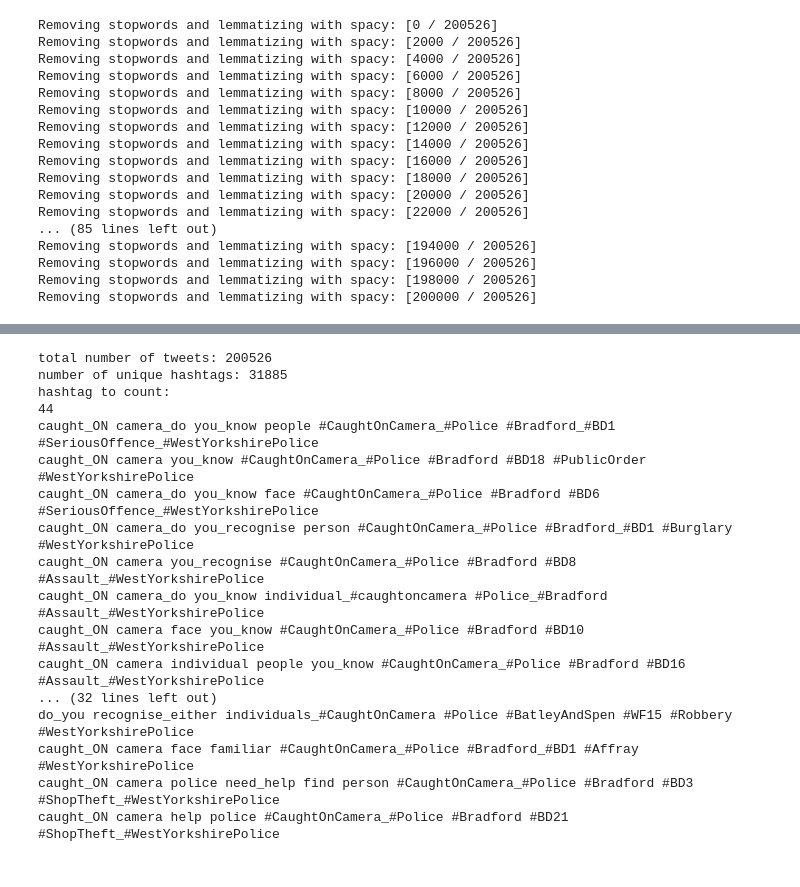
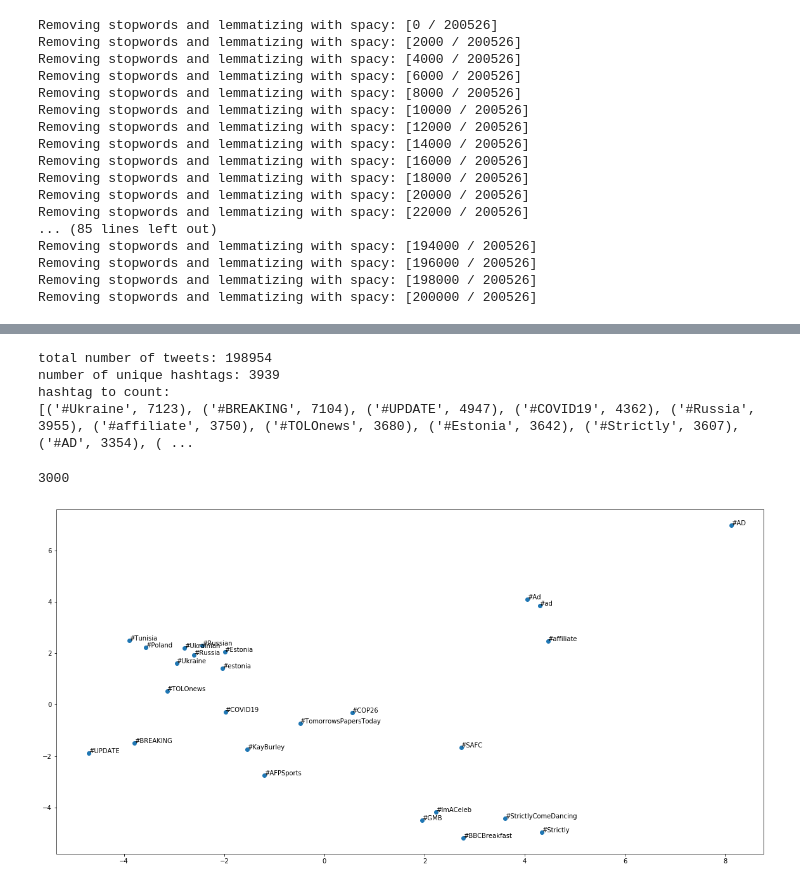
Before and after one commit to danielmuellerdev/HASHET, a Jupyter notebook: display_data.ipynb, the cells around one changed output, grey strips where cells are left out. Saved outputs shown, nothing was run; the diff lists cells and outputs as text; code cells hidden in the pictures.

Commit message:
Plotted 30 most popular Hashtags in Hashtag-Space

```diff
--- a/display_data.ipynb
+++ b/display_data.ipynb
@@ -25,7 +25,7 @@ Removing stopwords and lemmatizing with spacy: [196000 / 200526]
 Removing stopwords and lemmatizing with spacy: [198000 / 200526]
 Removing stopwords and lemmatizing with spacy: [200000 / 200526]
 # %%
-for tweet in word_emb_tweets[:3]:
+for tweet in word_emb_tweets[-3:]:
     print(
         f'> HASHTAGS: {tweet.hashtags}\n'
         f'> ORIGINAL: {tweet.original_tweet["text"]}\n'
@@ -53,7 +53,7 @@ Pics from the team's final session in Appiano before setting off for #LiverpoolI
 # %%
 sent_emb_tweets = tweet_processor.preprocess_tweets_for_sentence_embedding(dataset_file_path)
 # %%
-for tweet in sent_emb_tweets[:3]:
+for tweet in sent_emb_tweets[-3:]:
     print(
         f'> HASHTAGS: {tweet.hashtags}\n'
         f'> ORIGINAL: {tweet.original_tweet["text"]}\n'
@@ -81,35 +81,49 @@ Pics from the team's final session in Appiano before setting off for #LiverpoolI
 # %%
 from collections import Counter
 
-print(f'total number of tweets: {len(word_emb_tweets)}')
-unique_hashtags = set(hashtag for tweet in word_emb_tweets for hashtag in tweet.hashtags)
+print(f'total number of tweets: {len(sent_emb_tweets)}')
+unique_hashtags = set(hashtag for tweet in sent_emb_tweets for hashtag in tweet.hashtags)
 print(f'number of unique hashtags: {len(unique_hashtags)}')
 print('hashtag to count:')
-hashtag_counter = Counter(hashtag for tweet in word_emb_tweets for hashtag in tweet.hashtags)
-# print(hashtag_counter.most_common(30))
-
-print(hashtag_counter['#CaughtOnCamera'])
-
-for tweet in word_emb_tweets:
-    # if 'CAUGHT ON CAMERA: Is this a face that you know?\n\n#CaughtOnCamera #Police' in tweet.original_tweet['text']:
-    #     print(tweet)
-    if '#CaughtOnCamera' in tweet.hashtags:
-        print(tweet.text)
+hashtag_counter = Counter(hashtag for tweet in sent_emb_tweets for hashtag in tweet.hashtags)
+print(hashtag_counter.most_common(30))
 # %% [output]
-total number of tweets: 200526
-number of unique hashtags: 31885
+total number of tweets: 198954
+number of unique hashtags: 3939
 hashtag to count:
-44
-caught_ON camera_do you_know people #CaughtOnCamera_#Police #Bradford_#BD1 #SeriousOffence_#WestYorkshirePolice
-caught_ON camera you_know #CaughtOnCamera_#Police #Bradford #BD18 #PublicOrder #WestYorkshirePolice
-caught_ON camera_do you_know face #CaughtOnCamera_#Police #Bradford #BD6 #SeriousOffence_#WestYorkshirePolice
-caught_ON camera_do you_recognise person #CaughtOnCamera_#Police #Bradford_#BD1 #Burglary #WestYorkshirePolice
-caught_ON camera you_recognise #CaughtOnCamera_#Police #Bradford #BD8 #Assault_#WestYorkshirePolice
-caught_ON camera_do you_know individual_#caughtoncamera #Police_#Bradford #Assault_#WestYorkshirePolice
-caught_ON camera face you_know #CaughtOnCamera_#Police #Bradford #BD10 #Assault_#WestYorkshirePolice
-caught_ON camera individual people you_know #CaughtOnCamera_#Police #Bradford #BD16 #Assault_#WestYorkshirePolice
-... (32 lines left out)
-do_you recognise_either individuals_#CaughtOnCamera #Police #BatleyAndSpen #WF15 #Robbery #WestYorkshirePolice
-caught_ON camera face familiar #CaughtOnCamera_#Police #Bradford_#BD1 #Affray #WestYorkshirePolice
-caught_ON camera police need_help find person #CaughtOnCamera_#Police #Bradford #BD3 #ShopTheft_#WestYorkshirePolice
-caught_ON camera help police #CaughtOnCamera_#Police #Bradford #BD21 #ShopTheft_#WestYorkshirePolice
+[('#Ukraine', 7123), ('#BREAKING', 7104), ('#UPDATE', 4947), ('#COVID19', 4362), ('#Russia', 3955), ('#affiliate', 3750), ('#TOLOnews', 3680), ('#Estonia', 3642), ('#Strictly', 3607), ('#AD', 3354), ( ...
+# %%
+import json
+
+with open('top_3000_hashtags.json', 'w') as file:
+    top_3000_hashtags = [hashtag for hashtag, _ in hashtag_counter.most_common(3000)]
+    json.dump(top_3000_hashtags, file)
+
+    print(len(top_3000_hashtags))
+# %% [output]
+3000
+# %%
+from sklearn.decomposition import PCA
+import pickle
+import matplotlib.pyplot as plt
+
+pca = PCA(n_components=2)
+
+word_emb_model = pickle.load(open('save_files/word_emb_model.pkl', 'rb'))
+
+top_hashtags = [hashtag for hashtag, _ in hashtag_counter.most_common(26)]
+
+word_embs = [word_emb_model.get_embedding(hashtag) for hashtag in top_hashtags]
+
+two_dim_word_embs = pca.fit_transform(word_embs)
+
+x, y = two_dim_word_embs[:, 0], two_dim_word_embs[:, 1]
+
+fig, ax = plt.subplots()
+fig.set_size_inches(20, 10)
+ax.scatter(x, y)
+
+for i, hashtag in enumerate(top_hashtags):
+    ax.annotate(hashtag, (x[i], y[i]))
+# %% [output]
+[figure, added]
```
Also changed, not shown: parts of 2 cells of this notebook.
